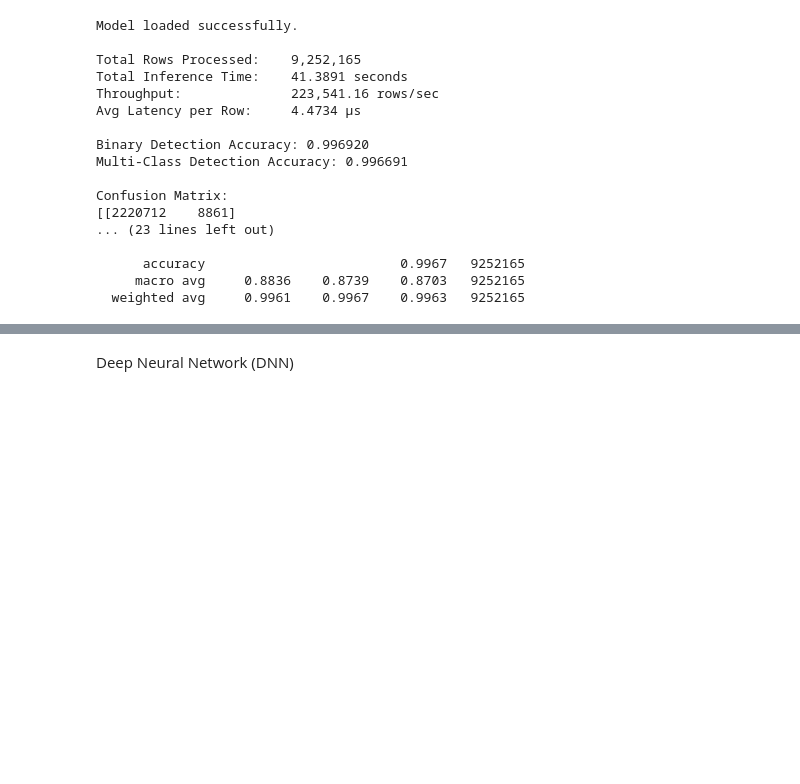
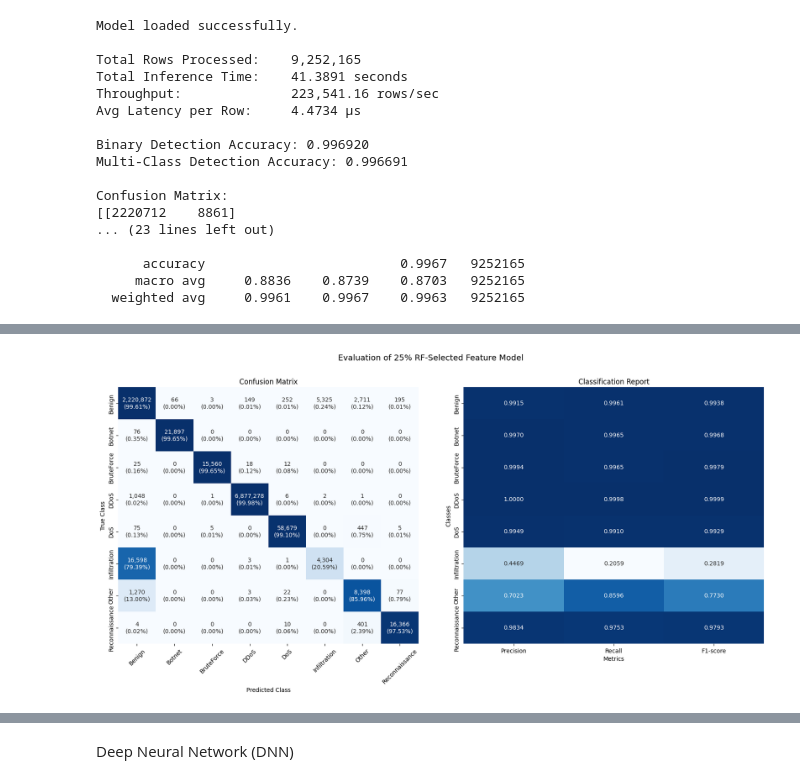
Before and after one commit to LukeMercieca/collaborative-IDS, a Jupyter notebook: src/collaborative_ids/02_base_model_training.ipynb, the cells around one changed output, grey strips where cells are left out. Cells and saved outputs as stored; diff of their text form; code cells hidden in the pictures; blank space fills up the shorter version.

```diff
--- a/src/collaborative_ids/02_base_model_training.ipynb
+++ b/src/collaborative_ids/02_base_model_training.ipynb
@@ -786,0 +1073,31 @@ Confusion Matrix:
+# %%
+cm = np.array([
+    [2220872, 66, 3, 149, 252, 5325, 2711, 195],
+    [76, 21897, 0, 0, 0, 0, 0, 0],
+    [25, 0, 15560, 18, 12, 0, 0, 0],
+    [1048, 0, 1, 6877278, 6, 2, 1, 0],
+    [75, 0, 5, 0, 58679, 0, 447, 5],
+    [16598, 0, 0, 3, 1, 4304, 0, 0],
+    [1270, 0, 0, 3, 22, 0, 8398, 77],
+    [4, 0, 0, 0, 10, 0, 401, 16366]
+])
+
+labels = [
+    "Benign", "Botnet", "BruteForce", "DDoS",
+    "DoS", "Infiltration", "Other", "Reconnaissance"
+]
+
+precision = [0.9915, 0.9970, 0.9994, 1.0000, 0.9949, 0.4469, 0.7023, 0.9834]
+recall    = [0.9961, 0.9965, 0.9965, 0.9998, 0.9910, 0.2059, 0.8596, 0.9753]
+f1_score  = [0.9938, 0.9968, 0.9979, 0.9999, 0.9929, 0.2819, 0.7730, 0.9793]
+
+plot_model_evaluation_figure(
+    cm=cm,
+    class_labels=labels,
+    precision=precision,
+    recall=recall,
+    f1_score=f1_score,
+    figure_title="Evaluation of 25% RF-Selected Feature Model"
+)
+# %% [output]
+[figure, added]
```
Also changed, not shown: parts of 11 cells of this notebook.
